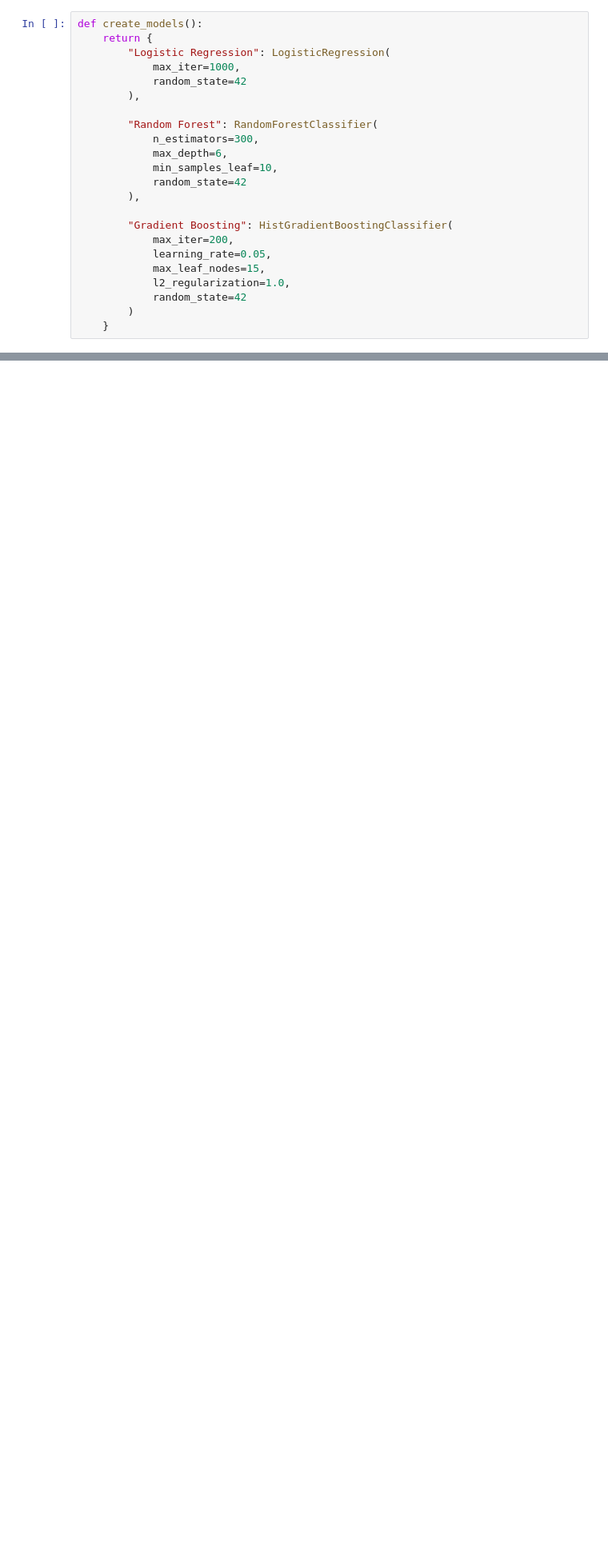
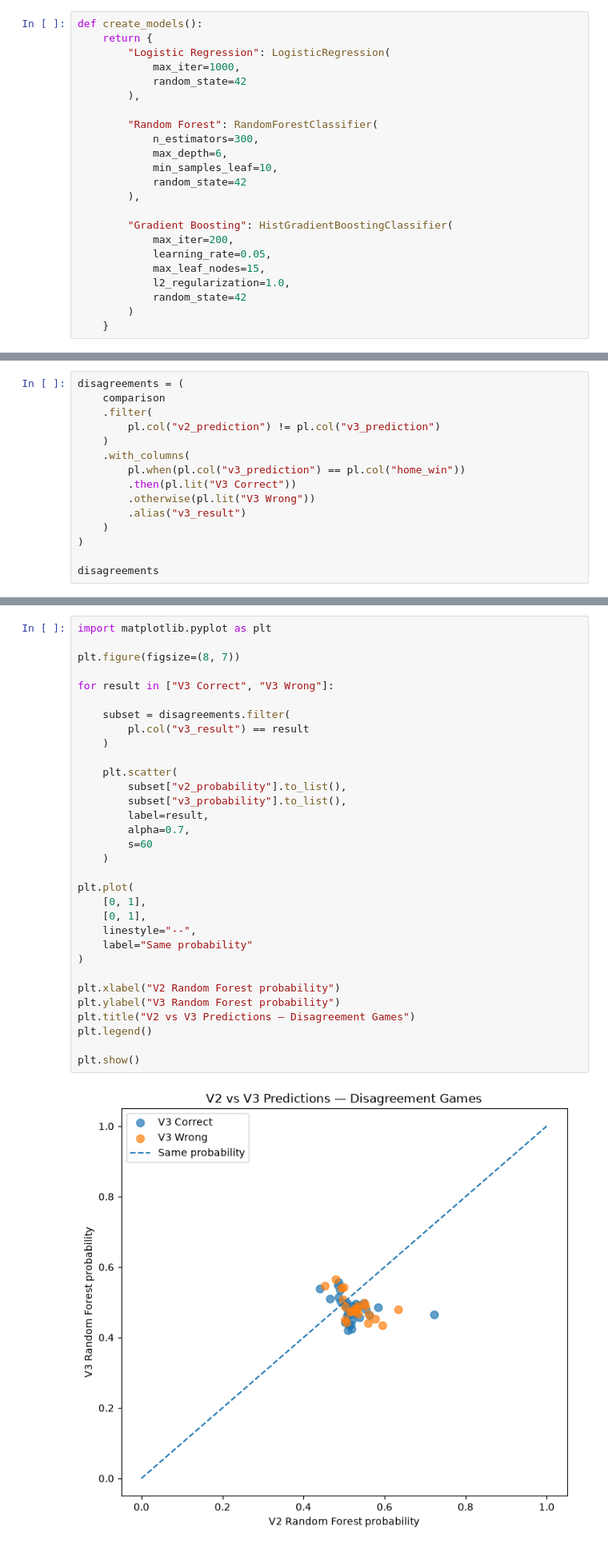
Before and after one commit to Joaquin2108/NFL-GamePredictor, a Jupyter notebook: Notebooks/modeling.ipynb, the cells around one changed output, grey strips where cells are left out. Shown at 80% size. Cells and saved outputs as stored; diff of their text form; blank space fills up the shorter version.

```diff
--- a/Notebooks/modeling.ipynb
+++ b/Notebooks/modeling.ipynb
@@ -693,0 +745,15 @@ Expected Calibration Error: 0.0488
+# %%
+disagreements = (
+    comparison
+    .filter(
+        pl.col("v2_prediction") != pl.col("v3_prediction")
+    )
+    .with_columns(
+        pl.when(pl.col("v3_prediction") == pl.col("home_win"))
+        .then(pl.lit("V3 Correct"))
+        .otherwise(pl.lit("V3 Wrong"))
+        .alias("v3_result")
+    )
+)
+
+disagreements
@@ -693,0 +777,34 @@ Expected Calibration Error: 0.0488
+# %%
+import matplotlib.pyplot as plt
+
+plt.figure(figsize=(8, 7))
+
+for result in ["V3 Correct", "V3 Wrong"]:
+
+    subset = disagreements.filter(
+        pl.col("v3_result") == result
+    )
+
+    plt.scatter(
+        subset["v2_probability"].to_list(),
+        subset["v3_probability"].to_list(),
+        label=result,
+        alpha=0.7,
+        s=60
+    )
+
+plt.plot(
+    [0, 1],
+    [0, 1],
+    linestyle="--",
+    label="Same probability"
+)
+
+plt.xlabel("V2 Random Forest probability")
+plt.ylabel("V3 Random Forest probability")
+plt.title("V2 vs V3 Predictions — Disagreement Games")
+plt.legend()
+
+plt.show()
+# %% [output]
+[figure, added]
```
Also changed, not shown: parts of 53 cells of this notebook, 1 other file.
